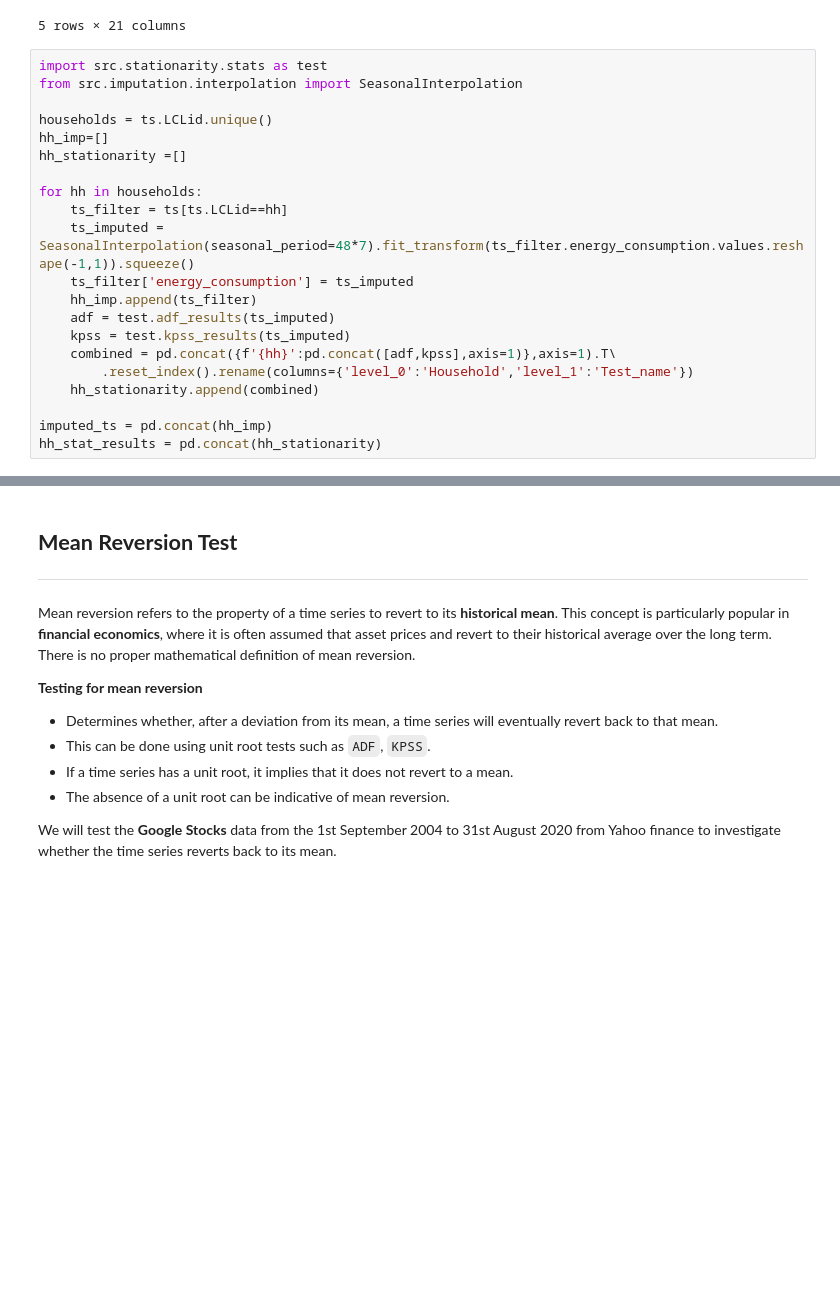
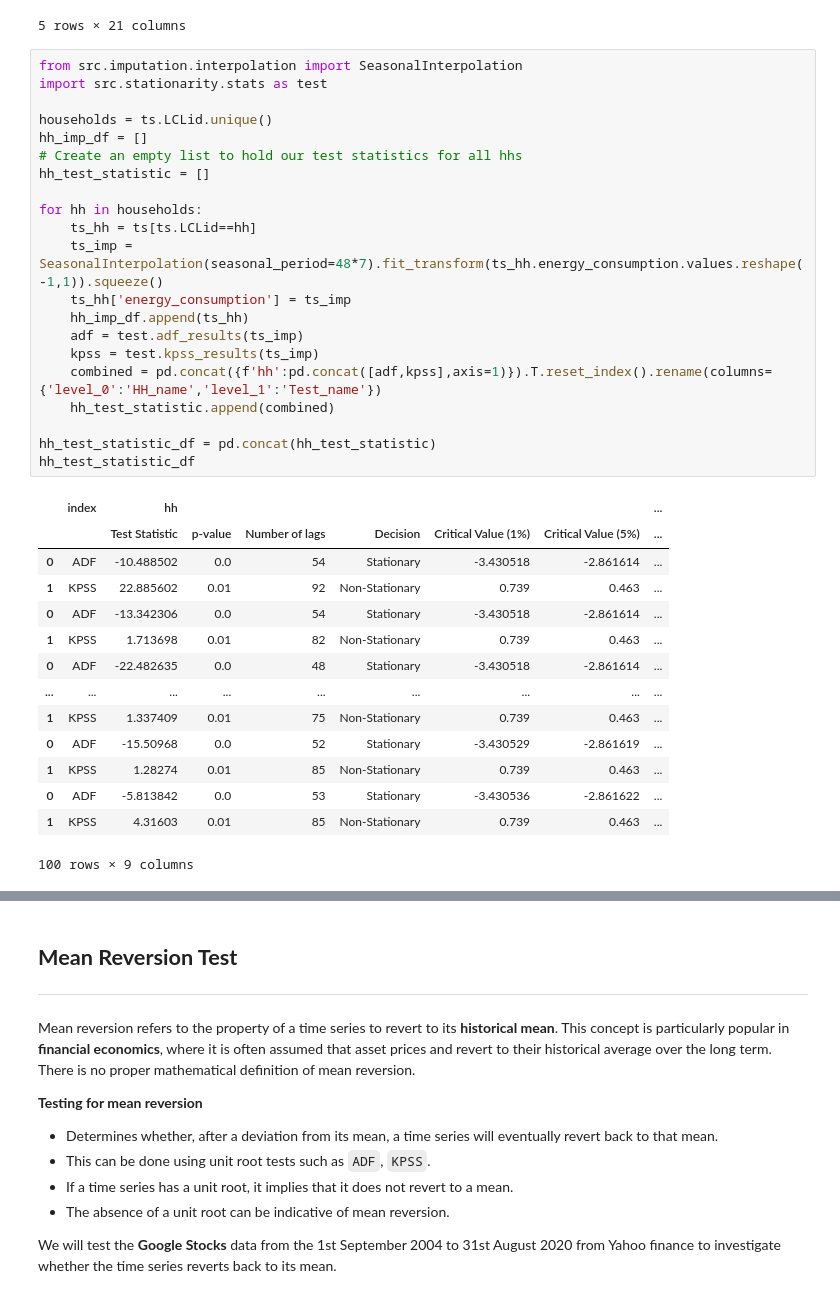
Before and after one commit to JayitaCh/Time-Series-Analysis, a Jupyter notebook: Ch4_3TS_Diagnosis.ipynb, the cells around one changed output, grey strips where cells are left out. Drawn from its saved outputs; the diff is of its cells as text; blank space fills up the shorter version.

```diff
--- a/Ch4_3TS_Diagnosis.ipynb
+++ b/Ch4_3TS_Diagnosis.ipynb
@@ -62,24 +64,39 @@ display(ts.head())
 | 3 | 2011-12-09 01:30:00+00:00 | MAC000050 | 0.066 | 30 min | 38976 | Std | ACORN-D | Affluent | ... |
 | 4 | 2011-12-09 02:00:00+00:00 | MAC000050 | 0.092 | 30 min | 38976 | Std | ACORN-D | Affluent | ... |
 5 rows × 21 columns
-# %%
-import src.stationarity.stats as test
-from src.imputation.interpolation import SeasonalInterpolation
-
-households = ts.LCLid.unique()
-hh_imp=[]
-hh_stationarity =[]
-
-for hh in households:
-    ts_filter = ts[ts.LCLid==hh]
-    ts_imputed = SeasonalInterpolation(seasonal_period=48*7).fit_transform(ts_filter.energy_consumption.values.reshape(-1,1)).squeeze()
-    ts_filter['energy_consumption'] = ts_imputed
-    hh_imp.append(ts_filter)
-    adf = test.adf_results(ts_imputed)
-    kpss = test.kpss_results(ts_imputed)
-    combined = pd.concat({f'{hh}':pd.concat([adf,kpss],axis=1)},axis=1).T\
-        .reset_index().rename(columns={'level_0':'Household','level_1':'Test_name'})
-    hh_stationarity.append(combined)
-
-imputed_ts = pd.concat(hh_imp)
-hh_stat_results = pd.concat(hh_stationarity)
+# %%
+from src.imputation.interpolation import SeasonalInterpolation
+import src.stationarity.stats as test
+
+households = ts.LCLid.unique()
+hh_imp_df = []
+# Create an empty list to hold our test statistics for all hhs
+hh_test_statistic = []
+
+for hh in households:
+    ts_hh = ts[ts.LCLid==hh]
+    ts_imp = SeasonalInterpolation(seasonal_period=48*7).fit_transform(ts_hh.energy_consumption.values.reshape(-1,1)).squeeze()
+    ts_hh['energy_consumption'] = ts_imp
+    hh_imp_df.append(ts_hh)
+    adf = test.adf_results(ts_imp)
+    kpss = test.kpss_results(ts_imp)
+    combined = pd.concat({f'hh':pd.concat([adf,kpss],axis=1)}).T.reset_index().rename(columns={'level_0':'HH_name','level_1':'Test_name'})
+    hh_test_statistic.append(combined)
+
+hh_test_statistic_df = pd.concat(hh_test_statistic)
+hh_test_statistic_df
+# %% [output]
+|  | index | hh |  |  |  |  |  | ... |
+|  |  | Test Statistic | p-value | Number of lags | Decision | Critical Value (1%) | Critical Value (5%) | ... |
+| 0 | ADF | -10.488502 | 0.0 | 54 | Stationary | -3.430518 | -2.861614 | ... |
+| 1 | KPSS | 22.885602 | 0.01 | 92 | Non-Stationary | 0.739 | 0.463 | ... |
+| 0 | ADF | -13.342306 | 0.0 | 54 | Stationary | -3.430518 | -2.861614 | ... |
+| 1 | KPSS | 1.713698 | 0.01 | 82 | Non-Stationary | 0.739 | 0.463 | ... |
+| 0 | ADF | -22.482635 | 0.0 | 48 | Stationary | -3.430518 | -2.861614 | ... |
+| ... | ... | ... | ... | ... | ... | ... | ... | ... |
+| 1 | KPSS | 1.337409 | 0.01 | 75 | Non-Stationary | 0.739 | 0.463 | ... |
+| 0 | ADF | -15.50968 | 0.0 | 52 | Stationary | -3.430529 | -2.861619 | ... |
+| 1 | KPSS | 1.28274 | 0.01 | 85 | Non-Stationary | 0.739 | 0.463 | ... |
+| 0 | ADF | -5.813842 | 0.0 | 53 | Stationary | -3.430536 | -2.861622 | ... |
+| 1 | KPSS | 4.31603 | 0.01 | 85 | Non-Stationary | 0.739 | 0.463 | ... |
+100 rows × 9 columns
```
Also changed, not shown: parts of 14 cells of this notebook.
